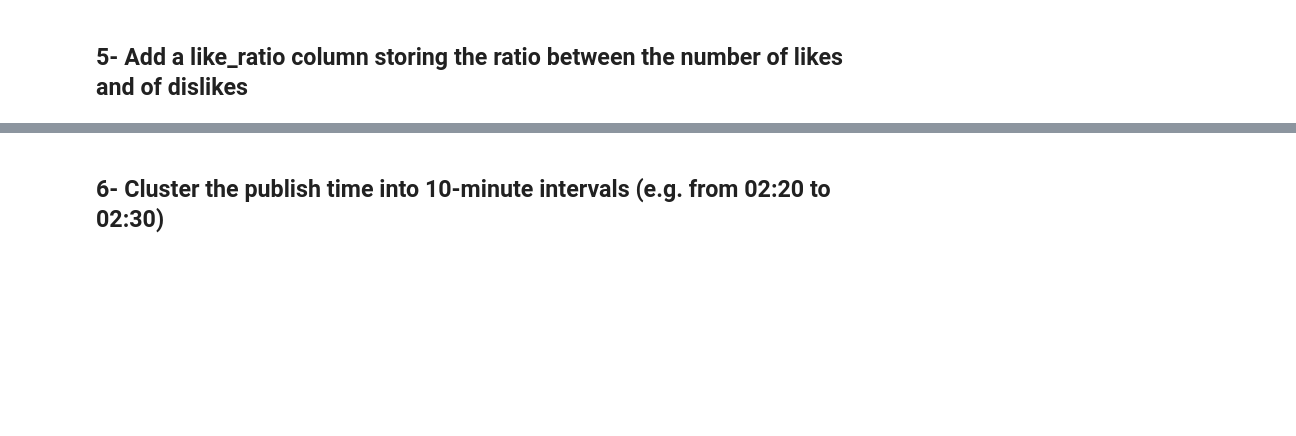
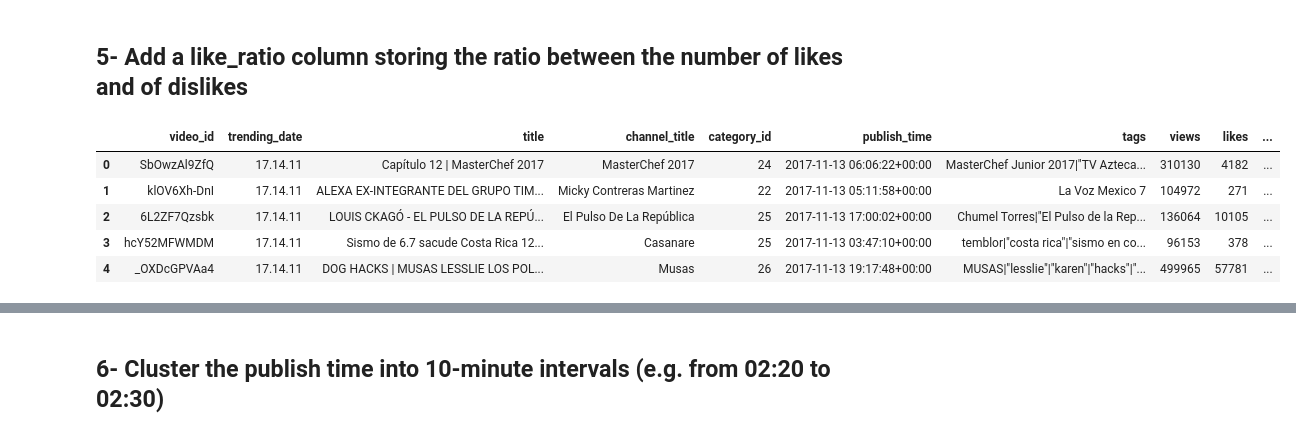
Before and after one commit to CS-Project-Data-Science-2025-2026/Youtube_Data_Project, a Jupyter notebook: try.ipynb, the cells around one changed output, grey strips where cells are left out. Drawn from its saved outputs; the diff is of its cells as text; code cells hidden in the pictures; blank space fills up the shorter version.

```diff
--- a/try.ipynb
+++ b/try.ipynb
@@ -119,3 +119,11 @@ df
 ## 5- Add a like_ratio column storing the ratio between the number of likes and of dislikes
 # %%
 df["like_ratio"] = df["likes"] / df["dislikes"]
+df.head()
+# %% [output]
+|  | video_id | trending_date | title | channel_title | category_id | publish_time | tags | views | likes | ... |
+| 0 | SbOwzAl9ZfQ | 17.14.11 | Capítulo 12 | MasterChef 2017 | MasterChef 2017 | 24 | 2017-11-13 06:06:22+00:00 | MasterChef Junior 2017|"TV Azteca... | 310130 | 4182 | ... |
+| 1 | klOV6Xh-DnI | 17.14.11 | ALEXA EX-INTEGRANTE DEL GRUPO TIM... | Micky Contreras Martinez | 22 | 2017-11-13 05:11:58+00:00 | La Voz Mexico 7 | 104972 | 271 | ... |
+| 2 | 6L2ZF7Qzsbk | 17.14.11 | LOUIS CKAGÓ - EL PULSO DE LA REPÚ... | El Pulso De La República | 25 | 2017-11-13 17:00:02+00:00 | Chumel Torres|"El Pulso de la Rep... | 136064 | 10105 | ... |
+| 3 | hcY52MFWMDM | 17.14.11 | Sismo de 6.7 sacude Costa Rica 12... | Casanare | 25 | 2017-11-13 03:47:10+00:00 | temblor|"costa rica"|"sismo en co... | 96153 | 378 | ... |
+| 4 | _OXDcGPVAa4 | 17.14.11 | DOG HACKS | MUSAS LESSLIE LOS POL... | Musas | 26 | 2017-11-13 19:17:48+00:00 | MUSAS|"lesslie"|"karen"|"hacks"|"... | 499965 | 57781 | ... |
```
Also changed, not shown: parts of 4 cells of this notebook.
